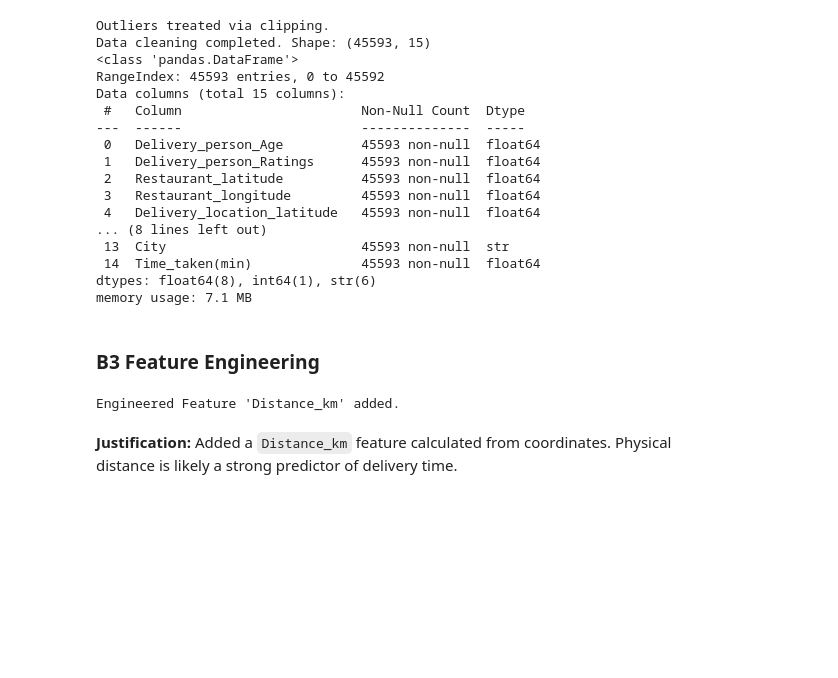
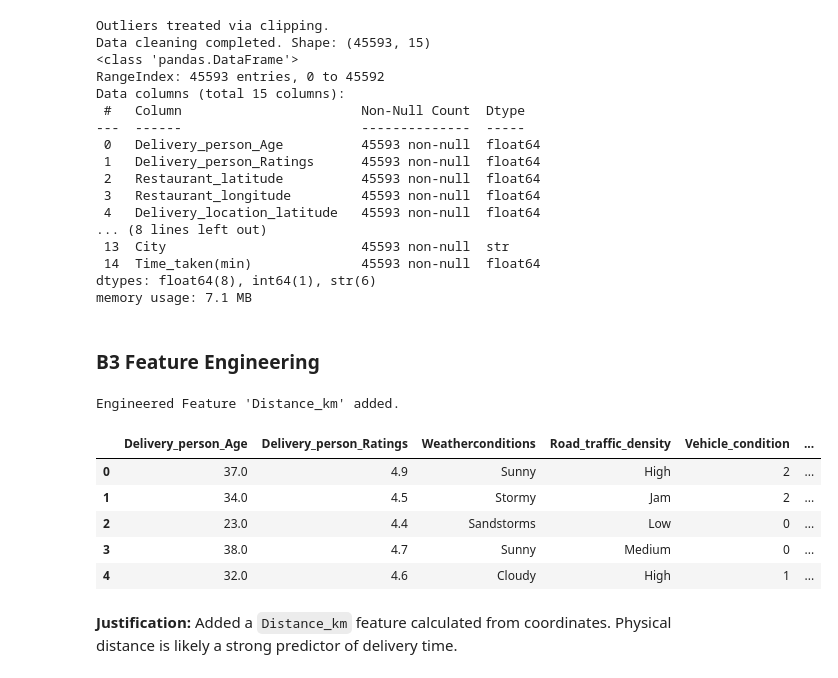
Before and after one commit to undead200/mlcasestudy, a Jupyter notebook: notebooks/regression.ipynb, the cells around one changed output. Saved outputs shown, nothing was run; the diff lists cells and outputs as text; code cells hidden in the pictures; blank space fills up the shorter version.

```diff
--- a/notebooks/regression.ipynb
+++ b/notebooks/regression.ipynb
@@ -254,24 +254,31 @@ memory usage: 7.1 MB
 # %%
 # Feature Engineering: Distance calculation using Haversine formula
 def haversine(lat1, lon1, lat2, lon2):
     R = 6371.0 # Earth radius in km
     lat1, lon1, lat2, lon2 = map(np.radians, [lat1, lon1, lat2, lon2])
     dlat = lat2 - lat1
     dlon = lon2 - lon1
     a = np.sin(dlat/2)**2 + np.cos(lat1) * np.cos(lat2) * np.sin(dlon/2)**2
     c = 2 * np.arctan2(np.sqrt(a), np.sqrt(1-a))
     return R * c
 
 if 'Restaurant_latitude' in df_clean.columns and 'Delivery_location_latitude' in df_clean.columns:
     df_clean['Distance_km'] = haversine(
         df_clean['Restaurant_latitude'], df_clean['Restaurant_longitude'],
         df_clean['Delivery_location_latitude'], df_clean['Delivery_location_longitude']
     )
     # Drop coordinates to simplify
     df_clean = df_clean.drop(columns=['Restaurant_latitude', 'Restaurant_longitude', 'Delivery_location_latitude', 'Delivery_location_longitude'])
     print("Engineered Feature 'Distance_km' added.")
+    display(df_clean.head())
 # %% [output]
 Engineered Feature 'Distance_km' added.
+|  | Delivery_person_Age | Delivery_person_Ratings | Weatherconditions | Road_traffic_density | Vehicle_condition | ... |
+| 0 | 37.0 | 4.9 | Sunny | High | 2 | ... |
+| 1 | 34.0 | 4.5 | Stormy | Jam | 2 | ... |
+| 2 | 23.0 | 4.4 | Sandstorms | Low | 0 | ... |
+| 3 | 38.0 | 4.7 | Sunny | Medium | 0 | ... |
+| 4 | 32.0 | 4.6 | Cloudy | High | 1 | ... |
 # %% [markdown]
 
 **Justification:** Added a `Distance_km` feature calculated from coordinates. Physical distance is likely a strong predictor of delivery time.
```
Also changed, not shown: parts of 4 cells of this notebook.
